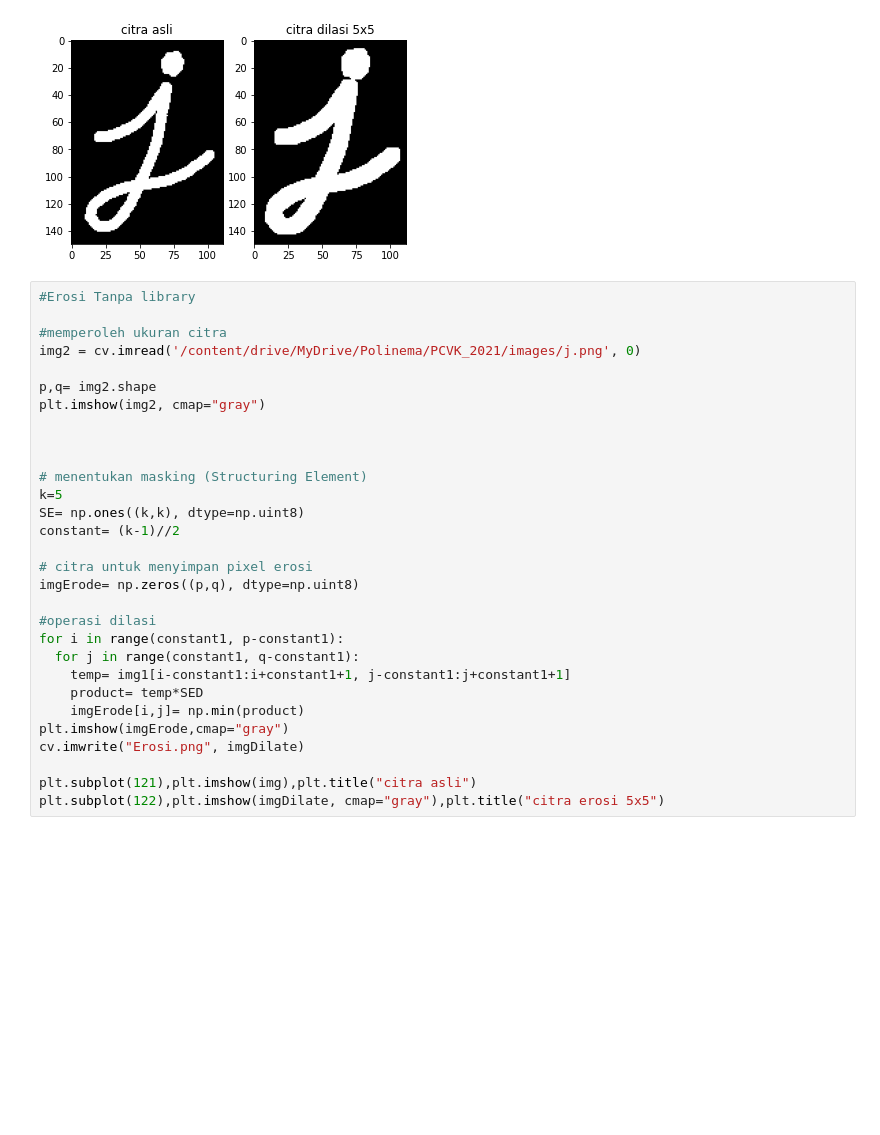
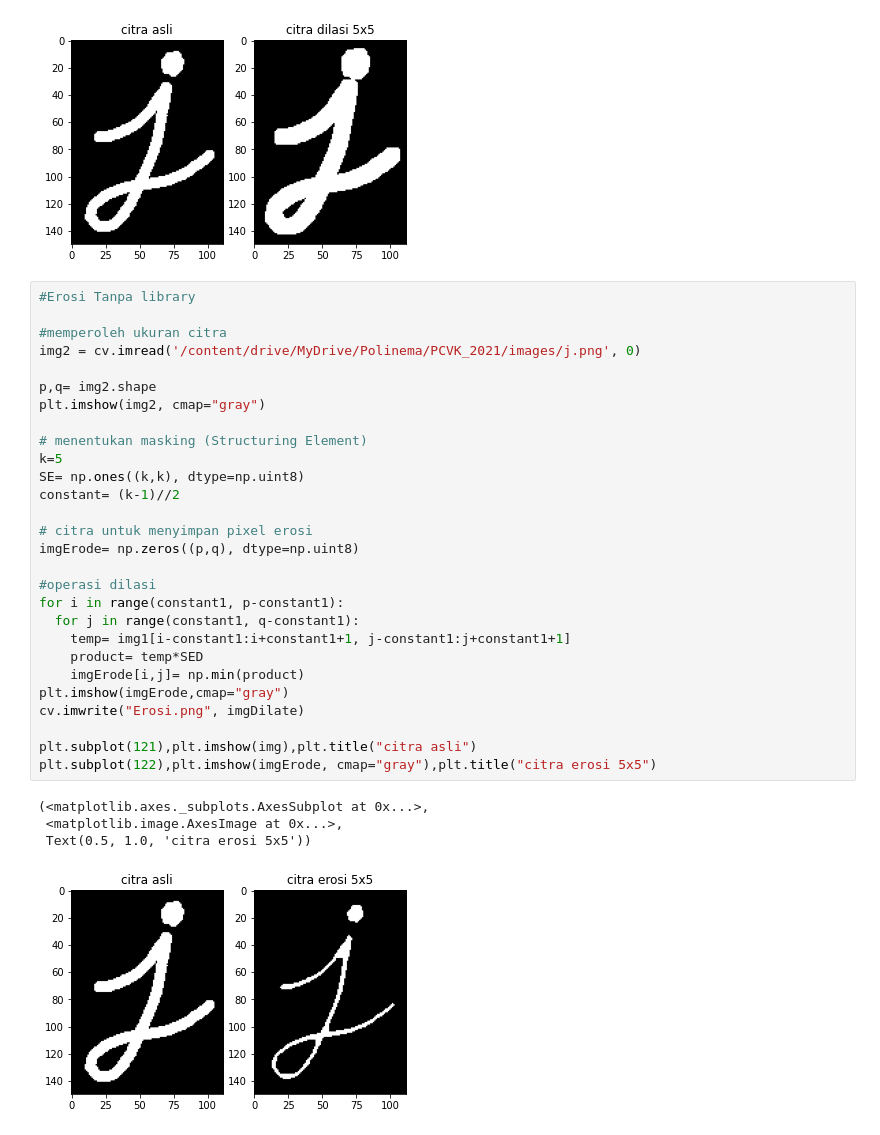
Before and after one commit to PanduDLaksono/PVCK_Genap_2021, a Jupyter notebook: Week_9.ipynb, the cells around one changed output. Saved outputs shown, nothing was run; the diff lists cells and outputs as text; blank space fills up the shorter version.

```diff
--- a/Week_9.ipynb
+++ b/Week_9.ipynb
@@ -61,30 +61,33 @@ plt.subplot(122),plt.imshow(imgDilate, cmap="gray"),plt.title("citra dilasi 5x5"
 # %%
 #Erosi Tanpa library
 
 #memperoleh ukuran citra
 img2 = cv.imread('/content/drive/MyDrive/Polinema/PCVK_2021/images/j.png', 0)
 
 p,q= img2.shape
 plt.imshow(img2, cmap="gray")
-
-
 
 # menentukan masking (Structuring Element)
 k=5
 SE= np.ones((k,k), dtype=np.uint8)
 constant= (k-1)//2
 
 # citra untuk menyimpan pixel erosi
 imgErode= np.zeros((p,q), dtype=np.uint8)
 
 #operasi dilasi
 for i in range(constant1, p-constant1):
   for j in range(constant1, q-constant1):
     temp= img1[i-constant1:i+constant1+1, j-constant1:j+constant1+1]
     product= temp*SED
     imgErode[i,j]= np.min(product)
 plt.imshow(imgErode,cmap="gray")
 cv.imwrite("Erosi.png", imgDilate)
 
 plt.subplot(121),plt.imshow(img),plt.title("citra asli")
-plt.subplot(122),plt.imshow(imgDilate, cmap="gray"),plt.title("citra erosi 5x5")
+plt.subplot(122),plt.imshow(imgErode, cmap="gray"),plt.title("citra erosi 5x5")
+# %% [output]
+(<matplotlib.axes._subplots.AxesSubplot at 0x...>,
+ <matplotlib.image.AxesImage at 0x...>,
+ Text(0.5, 1.0, 'citra erosi 5x5'))
+[figure, added]
```
Also changed, not shown: parts of 1 cell of this notebook.
